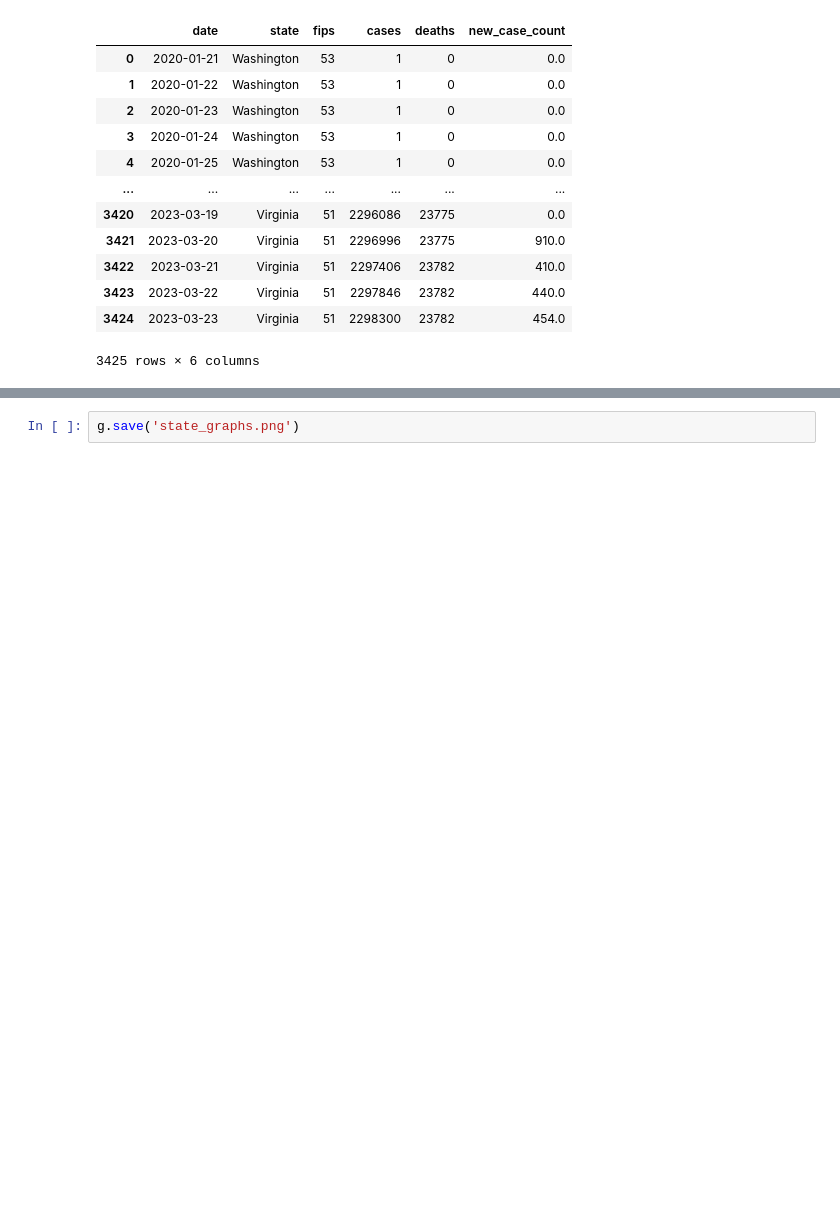
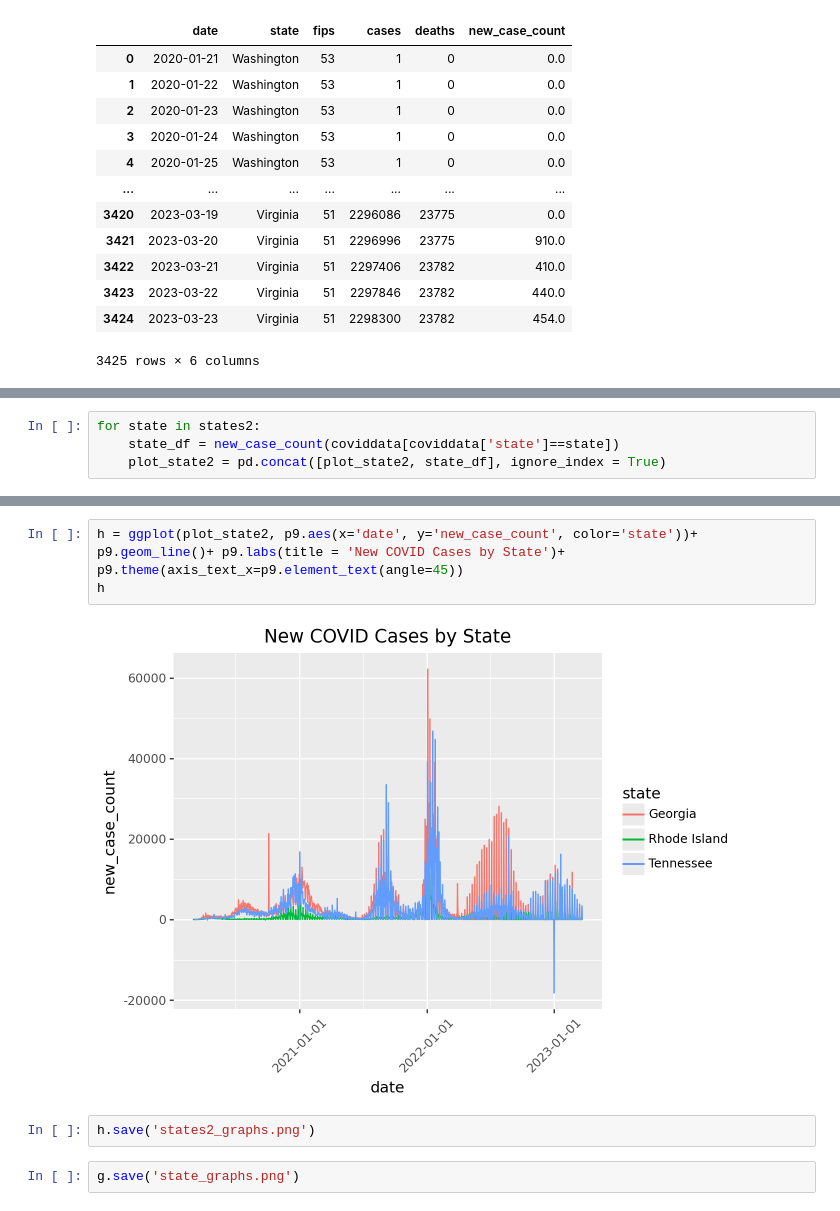
Before and after one commit to gheenc/Computational-Methods, a Jupyter notebook: pset0/problem2.ipynb, the cells around one changed output, grey strips where cells are left out. Cells and saved outputs as stored; diff of their text form; blank space fills up the shorter version.

```diff
--- a/pset0/problem2.ipynb
+++ b/pset0/problem2.ipynb
@@ -90,0 +98,4 @@ g = ggplot(plot_state, p9.aes(x='date', y='new_case_count', color='state'))+ p9.
+# %%
+for state in states2:
+    state_df = new_case_count(coviddata[coviddata['state']==state])
+    plot_state2 = pd.concat([plot_state2, state_df], ignore_index = True)
@@ -91,3 +115,10 @@ g = ggplot(plot_state, p9.aes(x='date', y='new_case_count', color='state'))+ p9.
+# %%
+h = ggplot(plot_state2, p9.aes(x='date', y='new_case_count', color='state'))+ p9.geom_line()+ p9.labs(title = 'New COVID Cases by State')+ p9.theme(axis_text_x=p9.element_text(angle=45))
+h
+# %% [output]
+[figure, added]
+# %%
+h.save('states2_graphs.png')
 # %%
 g.save('state_graphs.png')
 # %%
```
Also changed, not shown: parts of 8 cells of this notebook, 4 other files.
